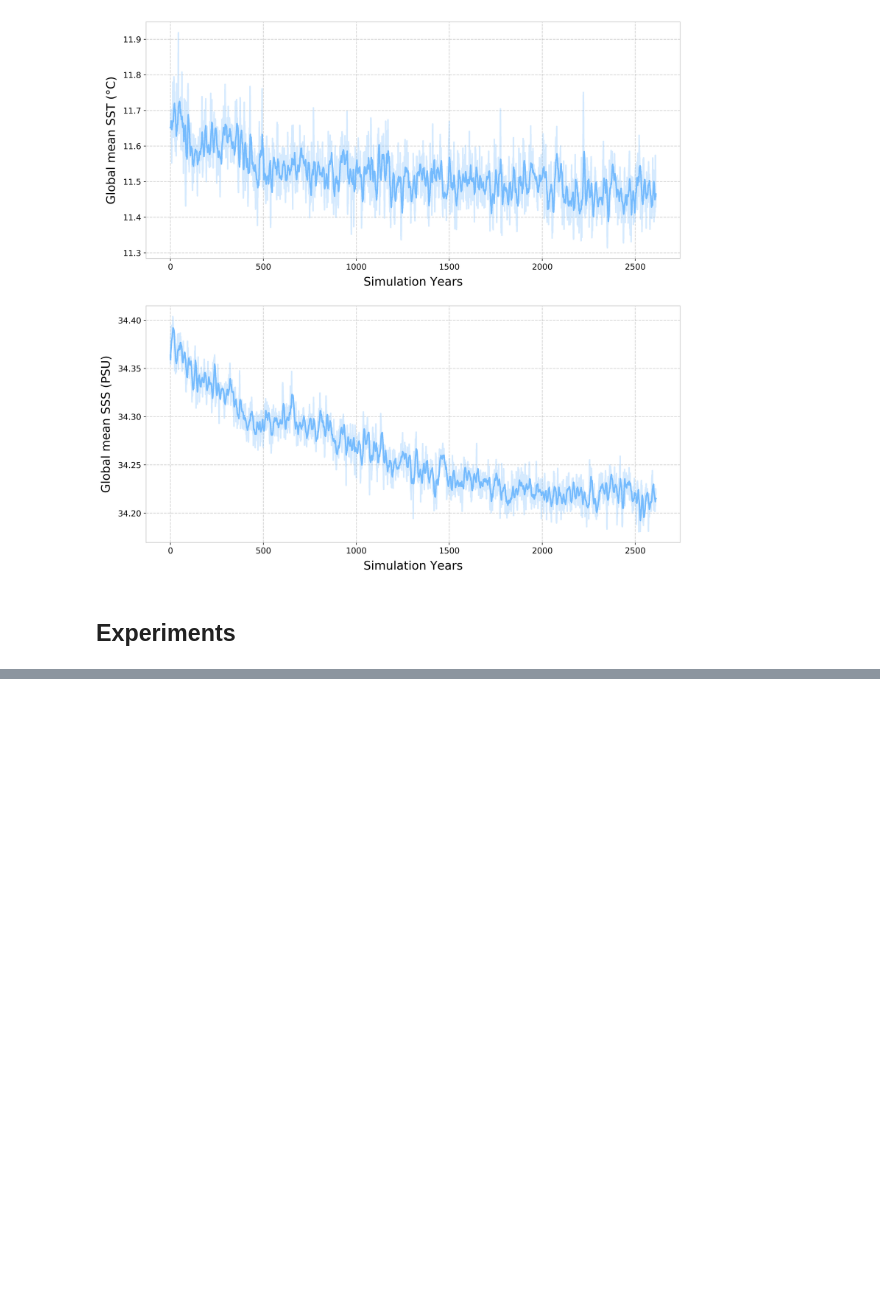
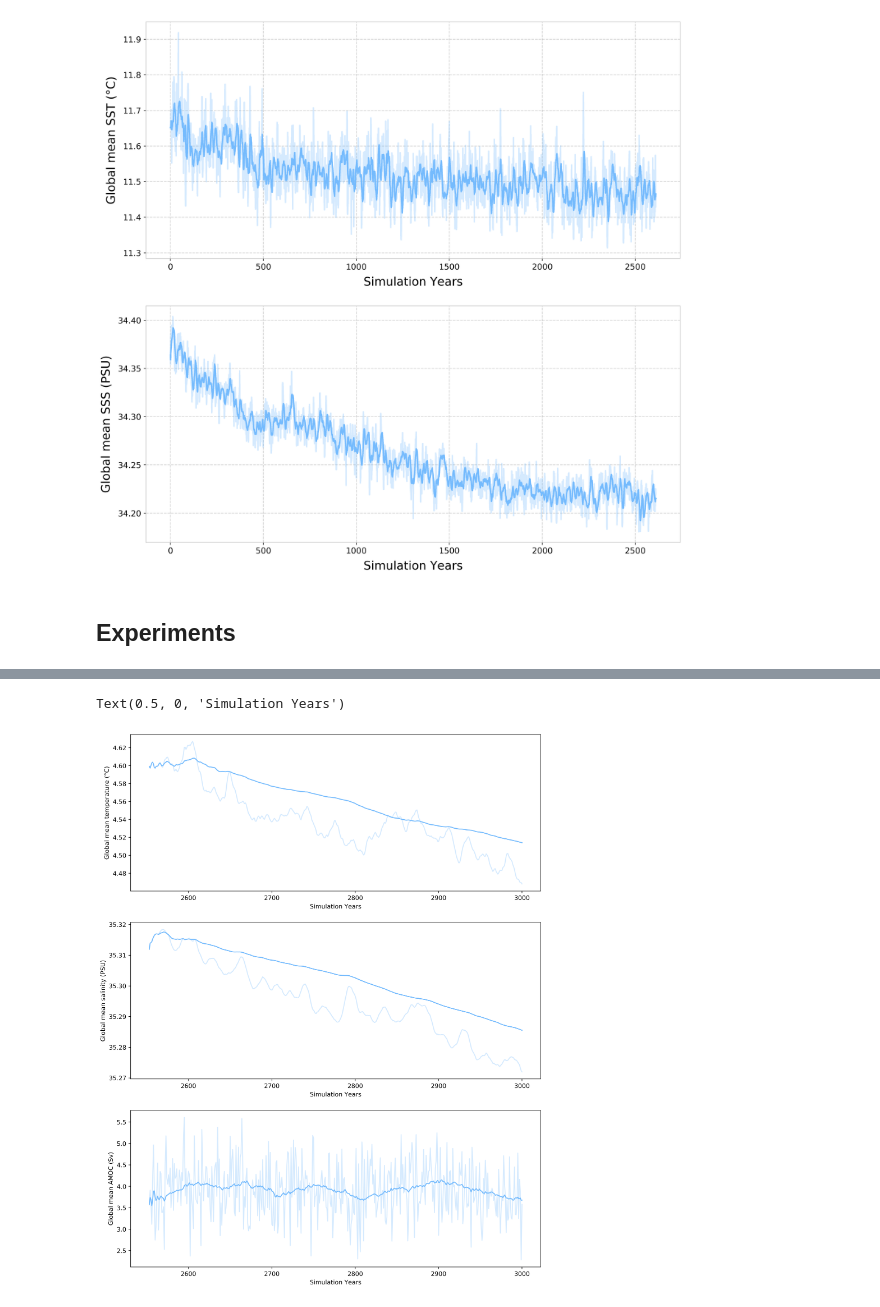
Before and after one commit to Olnavy/mw_protocol, a Jupyter notebook: demo/FFPR.ipynb, the cells around one changed output, grey strips where cells are left out. Drawn from its saved outputs; the diff is of its cells as text; code cells hidden in the pictures; blank space fills up the shorter version.

Commit message:
Up to date demonstrations and correction of show bug in plotting

```diff
--- a/demo/FFPR.ipynb
+++ b/demo/FFPR.ipynb
@@ -704,3 +37,21 @@ Text(0.5, 0, 'Simulation Years')
 [figure]
 # %% [markdown]
 ## Experiments
+# %%
+start_year = 2553
+end_year = 3000
+
+ts = hcm3.OCNTATS("xosfa", start_year, end_year)
+temperature = ts.temperature(mode_lat="mean", mode_lon="mean", mode_z="mean")
+temperature_values = temperature.values(processing=False)
+t_temperature = np.linspace(ts.start_year, ts.end_year, len(temperature.t))
+
+ts = hcm3.SALATS("xosfa", start_year, end_year)
+salinity = ts.salinity(mode_lat="mean", mode_lon="mean", mode_z="mean")
+salinity_values = salinity.values(processing=False)*1000 + 35
+t_salinity = np.linspace(ts.start_year, ts.end_year, len(salinity.t))
+
+ts = hcm3.MERIDATS("xosfa", start_year, end_year)
+amoc = ts.atlantic(mode_lat="value", value_lat=26.5, mode_z="mean")
+amoc_values = amoc.values(processing=False)
+t_amoc = np.linspace(ts.start_year, ts.end_year, len(amoc.t))
@@ -706,0 +78,23 @@ Text(0.5, 0, 'Simulation Years')
+# %%
+figMap, (axTemp, axSal, axAMOC) = plt.subplots(nrows=3, ncols=1, figsize=(12, 16), dpi=400)
+
+axTemp.plot(t_temperature, util.running_mean(temperature_values, 240), color="xkcd:sky blue", linestyle="-")
+axTemp.plot(t_temperature, util.running_mean(temperature_values, 12), color="xkcd:sky blue", linestyle="-", alpha=0.3)
+axTemp.set_ylabel("Global mean temperature (°C)")
+axTemp.ticklabel_format(style="sci")
+axTemp.set_xlabel("Simulation Years")
+
+axSal.plot(t_salinity, util.running_mean(salinity_values, 240), color="xkcd:sky blue", linestyle="-")
+axSal.plot(t_salinity, util.running_mean(salinity_values, 12), color="xkcd:sky blue", linestyle="-", alpha=0.3)
+axSal.set_ylabel("Global mean salinity (PSU)")
+axSal.ticklabel_format(style="sci")
+axSal.set_xlabel("Simulation Years")
+
+axAMOC.plot(t_amoc, util.running_mean(amoc_values, 40), color="xkcd:sky blue", linestyle="-")
+axAMOC.plot(t_amoc, amoc_values, color="xkcd:sky blue", linestyle="-", alpha=0.3)
+axAMOC.set_ylabel("Global mean AMOC (Sv)")
+axAMOC.ticklabel_format(style="sci")
+axAMOC.set_xlabel("Simulation Years")
+# %% [output]
+Text(0.5, 0, 'Simulation Years')
+[figure, added]
```
Also changed, not shown: parts of 12 cells of this notebook, 3 other files.
